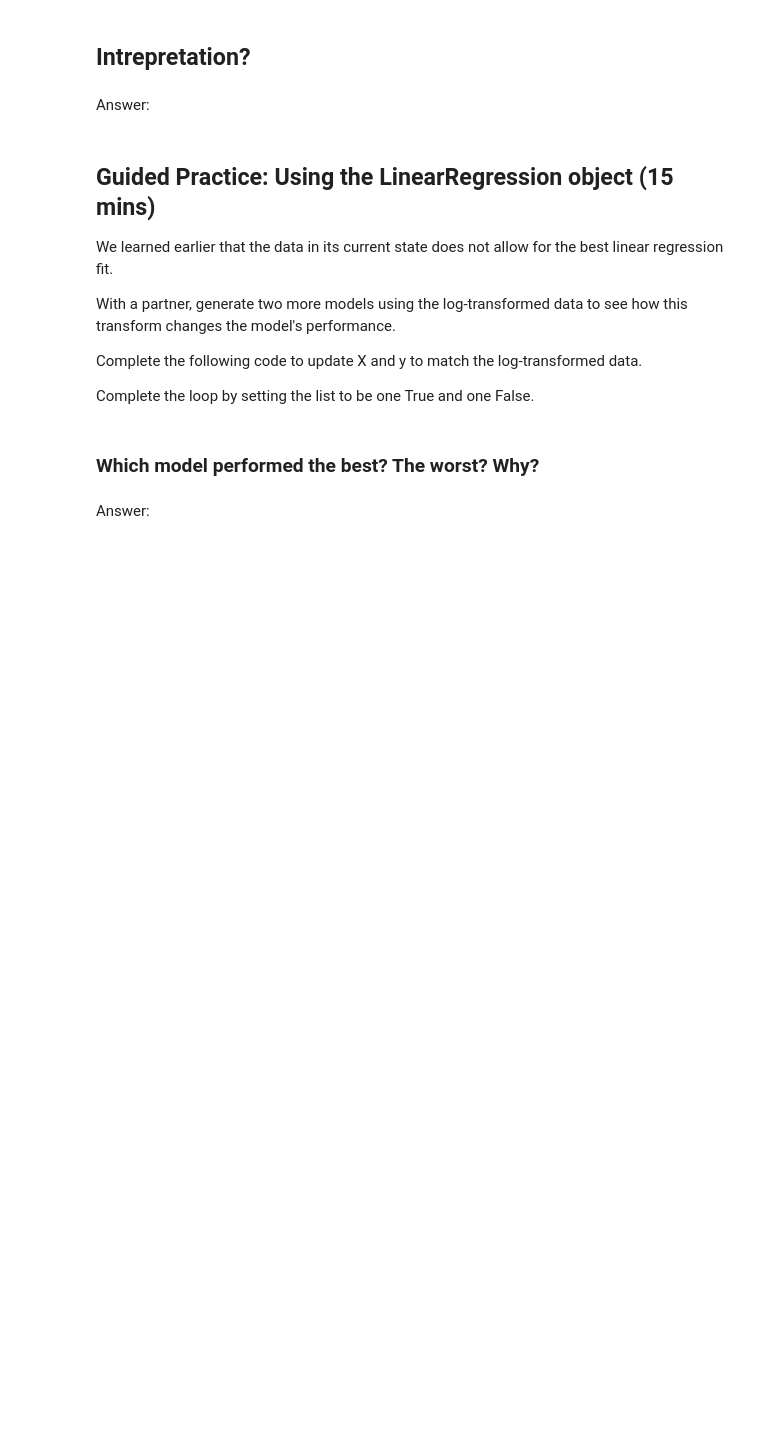
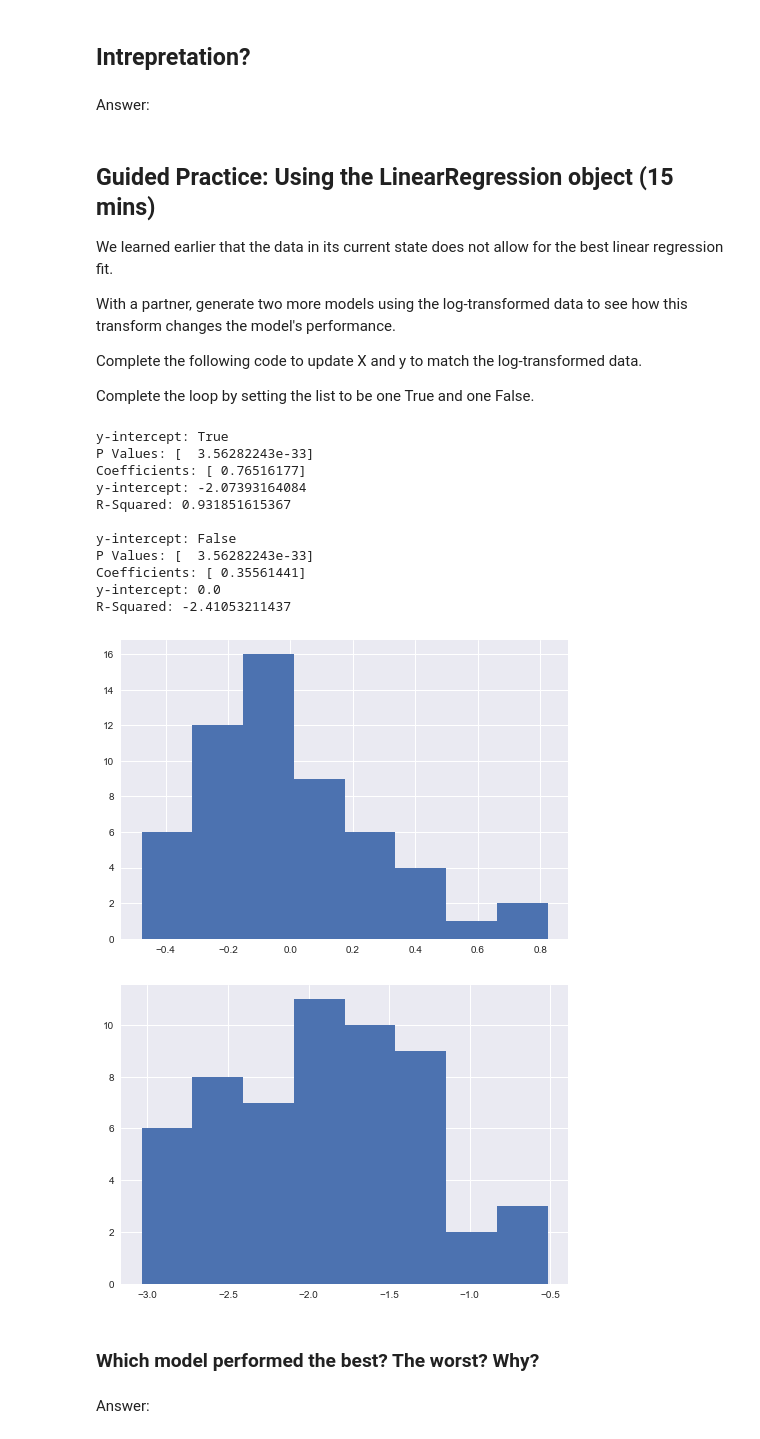
Before and after one commit to anne1987/Data_Science_AAR_2.0, a Jupyter notebook: lessons/lesson-06/code/starter-code/starter-code-6-AAR.ipynb, the cells around one changed output. Cells and saved outputs as stored; diff of their text form; code cells hidden in the pictures; blank space fills up the shorter version.

```diff
--- a/lessons/lesson-06/code/starter-code/starter-code-6-AAR.ipynb
+++ b/lessons/lesson-06/code/starter-code/starter-code-6-AAR.ipynb
@@ -223,14 +220,28 @@ Complete the following code to update X and y to match the log-transformed data.
 Complete the loop by setting the list to be one True and one False.
 # %%
 #starter
-X =
-y =
-loop = []
+X = log_mammals[['bodywt']]
+y = log_mammals['brainwt']
+loop = [True,False]
 for boolean in loop:
     print 'y-intercept:', boolean
     lm = linear_model.LinearRegression(fit_intercept=boolean)
     get_linear_model_metrics(X, y, lm)
     print
+# %% [output]
+y-intercept: True
+P Values: [  3.56282243e-33]
+Coefficients: [ 0.76516177]
+y-intercept: -2.07393164084
+R-Squared: 0.931851615367
+
+y-intercept: False
+P Values: [  3.56282243e-33]
+Coefficients: [ 0.35561441]
+y-intercept: 0.0
+R-Squared: -2.41053211437
+[figure, added]
+[figure, added]
 # %% [markdown]
 ### Which model performed the best? The worst? Why?
 # %% [markdown]
```
Also changed, not shown: parts of 8 cells of this notebook.
